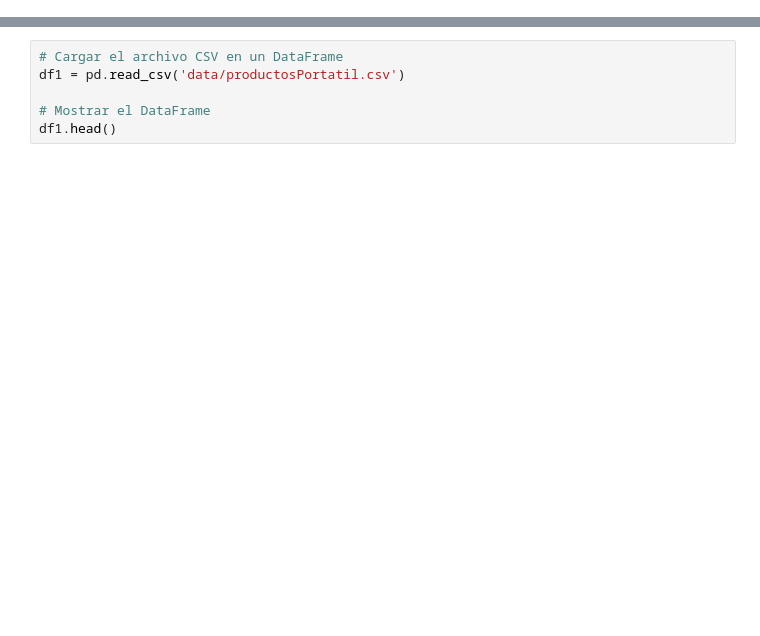
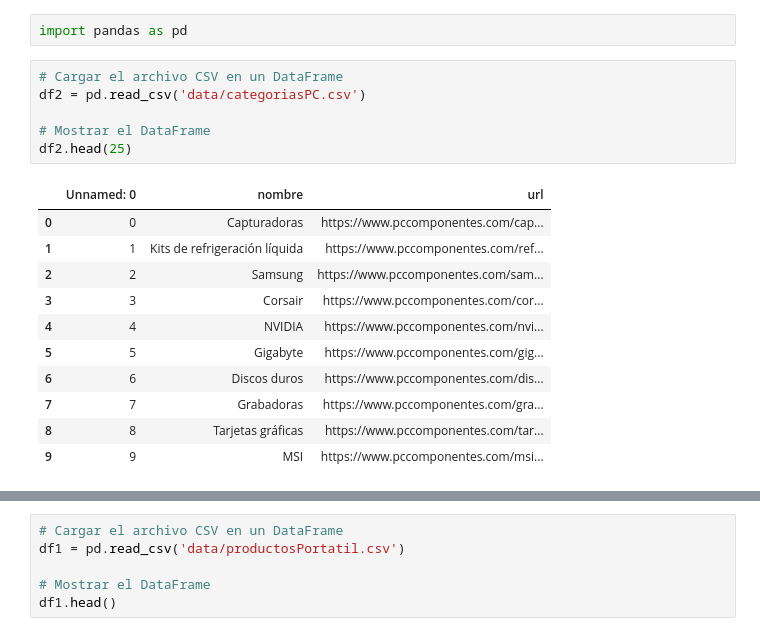
Before and after one commit to ismaelz001/Proyecto-Final-Bootcamp, a Jupyter notebook: prueba.ipynb, the cells around one changed output, grey strips where cells are left out. Drawn from its saved outputs; the diff is of its cells as text; blank space fills up the shorter version.

```diff
--- a/prueba.ipynb
+++ b/prueba.ipynb
@@ -0,0 +1,20 @@
+# %%
+import pandas as pd
+# %%
+# Cargar el archivo CSV en un DataFrame
+df2 = pd.read_csv('data/categoriasPC.csv')
+
+# Mostrar el DataFrame
+df2.head(25)
+# %% [output]
+|  | Unnamed: 0 | nombre | url |
+| 0 | 0 | Capturadoras | https://www.pccomponentes.com/cap... |
+| 1 | 1 | Kits de refrigeración líquida | https://www.pccomponentes.com/ref... |
+| 2 | 2 | Samsung | https://www.pccomponentes.com/sam... |
+| 3 | 3 | Corsair | https://www.pccomponentes.com/cor... |
+| 4 | 4 | NVIDIA | https://www.pccomponentes.com/nvi... |
+| 5 | 5 | Gigabyte | https://www.pccomponentes.com/gig... |
+| 6 | 6 | Discos duros | https://www.pccomponentes.com/dis... |
+| 7 | 7 | Grabadoras | https://www.pccomponentes.com/gra... |
+| 8 | 8 | Tarjetas gráficas | https://www.pccomponentes.com/tar... |
+| 9 | 9 | MSI | https://www.pccomponentes.com/msi... |
```
Also changed, not shown: parts of 8 cells of this notebook, 10 other files.
